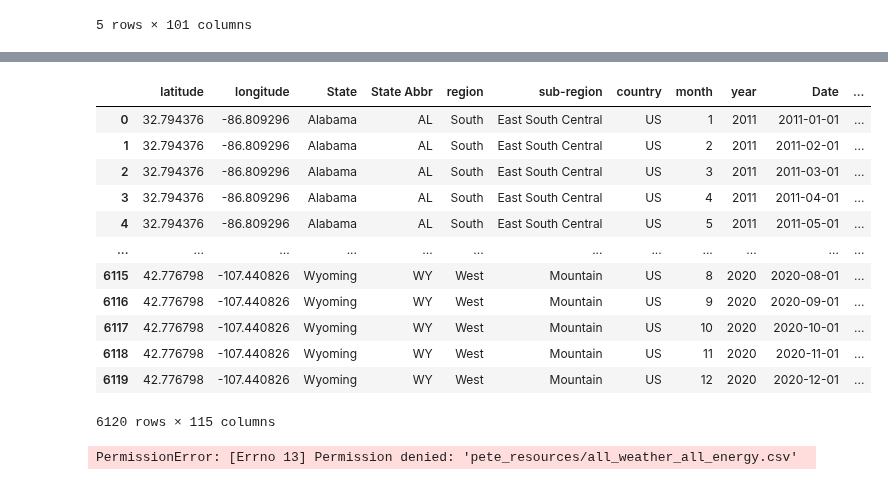
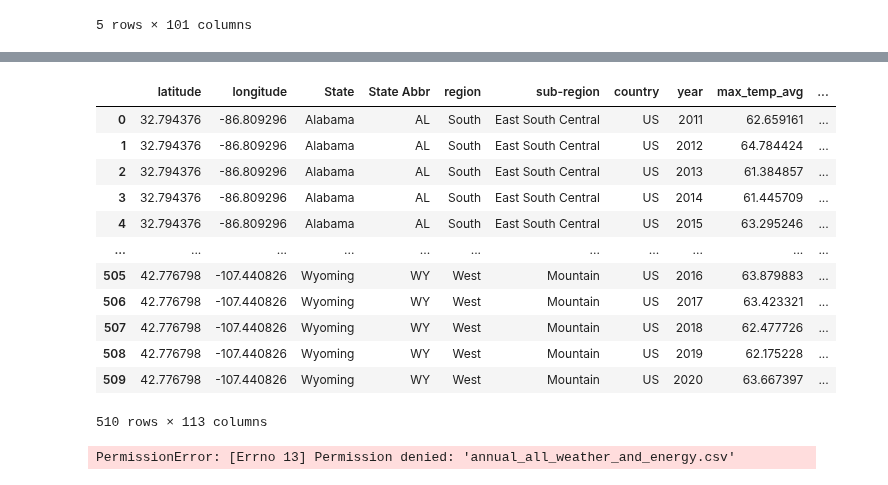
Before and after one commit to fraserclaire/Group3_Project4, a Jupyter notebook: pete files/capstone_project.ipynb, the cells around one changed output, grey strips where cells are left out. Drawn from its saved outputs; the diff is of its cells as text; code cells hidden in the pictures.

Commit message:
created summary rows for energy data

```diff
--- a/pete files/capstone_project.ipynb
+++ b/pete files/capstone_project.ipynb
@@ -303,0 +404,16 @@ energy_data.head()
+# %%
+#TEN YEAR FILTER
+filter_start = 2011
+filter_end = 2020
+
+# month_filter_start = 1
+# month_filter_end = 12
+
+year_begin = (ac_weather_no_dups['year'] >= filter_start) #(weather_no_dups['month'] >= month_filter_start)
+
+year_end = (ac_weather_no_dups['year'] <= filter_end) #(weather_no_dups['month'] <= month_filter_end)
+
+# Apply the filters
+ac_ten_yr_filtered_weather = ac_weather_no_dups.loc[year_begin & year_end]
+
+ac_ten_yr_filtered_weather.head()
@@ -304,25 +427,25 @@ energy_data.head()
 # %%
-weather_energy_merged = pd.merge(ten_yr_filtered_weather, energy_data, on = 'State Abbr', how = 'left')
-weather_energy_merged
+ac_weather_energy_merged = pd.merge(ac_ten_yr_filtered_weather, energy_data, on = 'State Abbr', how = 'left')
+ac_weather_energy_merged
 # %% [output]
-|  | latitude | longitude | State | State Abbr | region | sub-region | country | month | year | Date | ... |
-| 0 | 32.794376 | -86.809296 | Alabama | AL | South | East South Central | US | 1 | 2011 | 2011-01-01 | ... |
-| 1 | 32.794376 | -86.809296 | Alabama | AL | South | East South Central | US | 2 | 2011 | 2011-02-01 | ... |
-| 2 | 32.794376 | -86.809296 | Alabama | AL | South | East South Central | US | 3 | 2011 | 2011-03-01 | ... |
-| 3 | 32.794376 | -86.809296 | Alabama | AL | South | East South Central | US | 4 | 2011 | 2011-04-01 | ... |
-| 4 | 32.794376 | -86.809296 | Alabama | AL | South | East South Central | US | 5 | 2011 | 2011-05-01 | ... |
-| ... | ... | ... | ... | ... | ... | ... | ... | ... | ... | ... | ... |
-| 6115 | 42.776798 | -107.440826 | Wyoming | WY | West | Mountain | US | 8 | 2020 | 2020-08-01 | ... |
-| 6116 | 42.776798 | -107.440826 | Wyoming | WY | West | Mountain | US | 9 | 2020 | 2020-09-01 | ... |
-| 6117 | 42.776798 | -107.440826 | Wyoming | WY | West | Mountain | US | 10 | 2020 | 2020-10-01 | ... |
-| 6118 | 42.776798 | -107.440826 | Wyoming | WY | West | Mountain | US | 11 | 2020 | 2020-11-01 | ... |
-| 6119 | 42.776798 | -107.440826 | Wyoming | WY | West | Mountain | US | 12 | 2020 | 2020-12-01 | ... |
+|  | latitude | longitude | State | State Abbr | region | sub-region | country | year | max_temp_avg | ... |
+| 0 | 32.794376 | -86.809296 | Alabama | AL | South | East South Central | US | 2011 | 62.659161 | ... |
+| 1 | 32.794376 | -86.809296 | Alabama | AL | South | East South Central | US | 2012 | 64.784424 | ... |
+| 2 | 32.794376 | -86.809296 | Alabama | AL | South | East South Central | US | 2013 | 61.384857 | ... |
+| 3 | 32.794376 | -86.809296 | Alabama | AL | South | East South Central | US | 2014 | 61.445709 | ... |
+| 4 | 32.794376 | -86.809296 | Alabama | AL | South | East South Central | US | 2015 | 63.295246 | ... |
+| ... | ... | ... | ... | ... | ... | ... | ... | ... | ... | ... |
+| 505 | 42.776798 | -107.440826 | Wyoming | WY | West | Mountain | US | 2016 | 63.879883 | ... |
+| 506 | 42.776798 | -107.440826 | Wyoming | WY | West | Mountain | US | 2017 | 63.423321 | ... |
+| 507 | 42.776798 | -107.440826 | Wyoming | WY | West | Mountain | US | 2018 | 62.477726 | ... |
+| 508 | 42.776798 | -107.440826 | Wyoming | WY | West | Mountain | US | 2019 | 62.175228 | ... |
+| 509 | 42.776798 | -107.440826 | Wyoming | WY | West | Mountain | US | 2020 | 63.667397 | ... |
-6120 rows × 115 columns
+510 rows × 113 columns
 # %%
-weather_energy_merged.to_csv('all_weather_all_energy.csv')
-weather_energy_merged.to_excel('all_weather_all_energy.xlsx')
+ac_weather_energy_merged.to_csv("annual_all_weather_and_energy.csv")
+ac_weather_energy_merged.to_excel("annual_all_weather_and_energy.xlsx")
 # %% [output]
-PermissionError: [Errno 13] Permission denied: 'pete_resources/all_weather_all_energy.csv'
+PermissionError: [Errno 13] Permission denied: 'annual_all_weather_and_energy.csv'
 # %%
 # #FIVE YEAR FILTER
 # filter_start = '2016-01-01'
```
Also changed, not shown: parts of 9 cells of this notebook, 4 other files.
